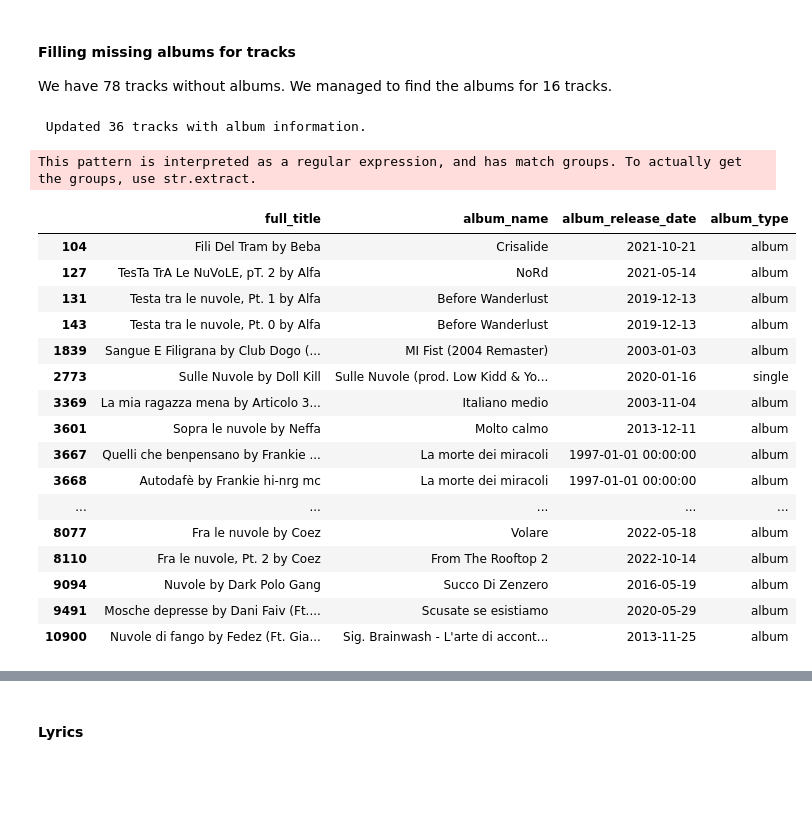
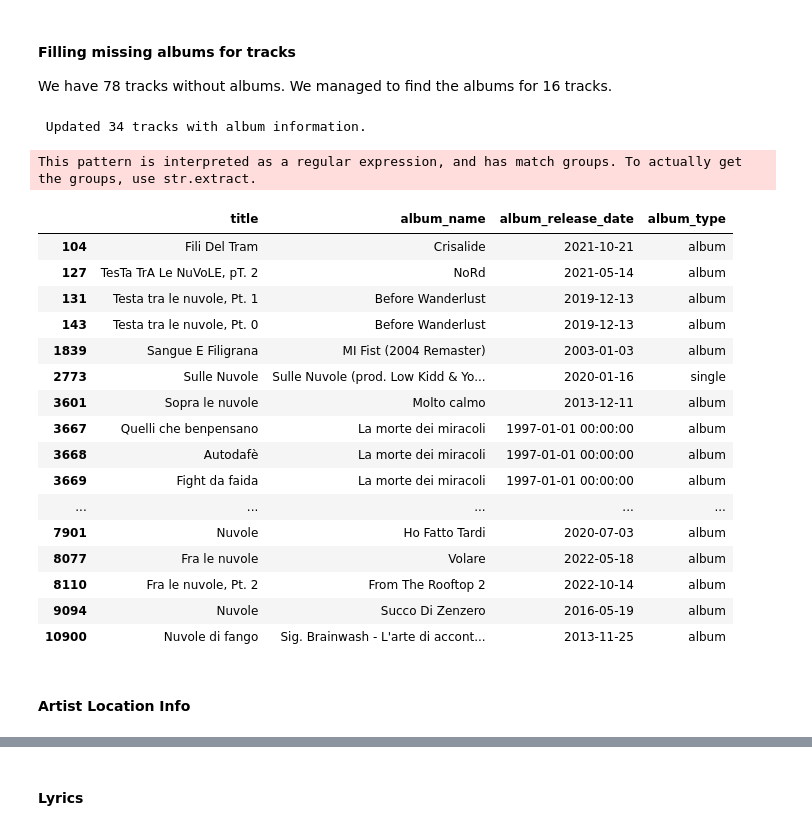
Before and after one commit to MichelaFaella/data_mining_project, a Jupyter notebook: data_cleaning_and_preparation_2.ipynb, the cells around one changed output, grey strips where cells are left out. Drawn from its saved outputs; the diff is of its cells as text; code cells hidden in the pictures; blank space fills up the shorter version.

```diff
--- a/data_cleaning_and_preparation_2.ipynb
+++ b/data_cleaning_and_preparation_2.ipynb
@@ -172 +159,4 @@ df.drop(columns=['album_image'], inplace=True)
+# %%
+# Remove primary_artist column from the dataset
+df = df.drop(columns=['primary_artist'])
 # %% [markdown]
@@ -175,2 +165,2 @@ We are going to take only full_title,
 # %%
-df.drop(columns=['title'], inplace=True)
+df.drop(columns=['full_title'], inplace=True)
@@ -224,0 +229,2 @@ df.drop(columns=['active_end'], inplace=True)
+# %%
+df.drop(columns=['stats_pageviews'], inplace=True)
@@ -225,3 +233,5 @@ df.drop(columns=['active_end'], inplace=True)
+# %%
+df.drop(columns=['featured_artists'], inplace=True)
 # %% [markdown]
 #### Popularity
 # %%
@@ -553,51 +562,53 @@ album_updates = {
         "album_name": "La morte dei miracoli",
         "album_release_date": "1997-01-01",
         "album_type": "album"
     },
     "Il beat come anestetico": {
         "album_name": "La morte dei miracoli",
         "album_release_date": "1997-01-01",
         "album_type": "album"
     },
 }
 
 # --- 2. Define a helper function to safely update missing info ---
 def update_album_info(row):
     for track, info in album_updates.items():
-        if track.lower() in str(row['full_title']).lower():  # partial match, case-insensitive
+        if track.lower() in str(row['title']).lower():  # partial match, case-insensitive
             if pd.isna(row['album_name']):
                 row['album_name'] = info['album_name']
             if pd.isna(row['album_release_date']):
                 row['album_release_date'] = pd.to_datetime(info['album_release_date'])
             if pd.isna(row['album_type']):
                 row['album_type'] = info['album_type']
             break
     return row
 
 # --- 3. Apply to the dataset ---
 df = df.apply(update_album_info, axis=1)
 
 # --- 4. Verify the updates ---
-updated = df[df['full_title'].str.contains('|'.join(album_updates.keys()), case=False, na=False)]
+updated = df[df['title'].str.contains('|'.join(album_updates.keys()), case=False, na=False)]
 print(f" Updated {len(updated)} tracks with album information.")
-display(updated[['full_title', 'album_name', 'album_release_date', 'album_type']])
+display(updated[['title', 'album_name', 'album_release_date', 'album_type']])
 # %% [output]
- Updated 36 tracks with album information.
+ Updated 34 tracks with album information.
 This pattern is interpreted as a regular expression, and has match groups. To actually get the groups, use str.extract.
-|  | full_title | album_name | album_release_date | album_type |
-| 104 | Fili Del Tram by Beba | Crisalide | 2021-10-21 | album |
-| 127 | TesTa TrA Le NuVoLE, pT. 2 by Alfa | NoRd | 2021-05-14 | album |
-| 131 | Testa tra le nuvole, Pt. 1 by Alfa | Before Wanderlust | 2019-12-13 | album |
-| 143 | Testa tra le nuvole, Pt. 0 by Alfa | Before Wanderlust | 2019-12-13 | album |
-| 1839 | Sangue E Filigrana by Club Dogo (... | MI Fist (2004 Remaster) | 2003-01-03 | album |
-| 2773 | Sulle Nuvole by Doll Kill | Sulle Nuvole (prod. Low Kidd & Yo... | 2020-01-16 | single |
-| 3369 | La mia ragazza mena by Articolo 3... | Italiano medio | 2003-11-04 | album |
-| 3601 | Sopra le nuvole by Neffa | Molto calmo | 2013-12-11 | album |
-| 3667 | Quelli che benpensano by Frankie ... | La morte dei miracoli | 1997-01-01 00:00:00 | album |
-| 3668 | Autodafè by Frankie hi-nrg mc | La morte dei miracoli | 1997-01-01 00:00:00 | album |
+|  | title | album_name | album_release_date | album_type |
+| 104 | Fili Del Tram | Crisalide | 2021-10-21 | album |
+| 127 | TesTa TrA Le NuVoLE, pT. 2 | NoRd | 2021-05-14 | album |
+| 131 | Testa tra le nuvole, Pt. 1 | Before Wanderlust | 2019-12-13 | album |
+| 143 | Testa tra le nuvole, Pt. 0 | Before Wanderlust | 2019-12-13 | album |
+| 1839 | Sangue E Filigrana | MI Fist (2004 Remaster) | 2003-01-03 | album |
+| 2773 | Sulle Nuvole | Sulle Nuvole (prod. Low Kidd & Yo... | 2020-01-16 | single |
+| 3601 | Sopra le nuvole | Molto calmo | 2013-12-11 | album |
+| 3667 | Quelli che benpensano | La morte dei miracoli | 1997-01-01 00:00:00 | album |
+| 3668 | Autodafè | La morte dei miracoli | 1997-01-01 00:00:00 | album |
+| 3669 | Fight da faida | La morte dei miracoli | 1997-01-01 00:00:00 | album |
 | ... | ... | ... | ... | ... |
-| 8077 | Fra le nuvole by Coez | Volare | 2022-05-18 | album |
-| 8110 | Fra le nuvole, Pt. 2 by Coez | From The Rooftop 2 | 2022-10-14 | album |
-| 9094 | Nuvole by Dark Polo Gang | Succo Di Zenzero | 2016-05-19 | album |
-| 9491 | Mosche depresse by Dani Faiv (Ft.... | Scusate se esistiamo | 2020-05-29 | album |
-| 10900 | Nuvole di fango by Fedez (Ft. Gia... | Sig. Brainwash - L'arte di accont... | 2013-11-25 | album |
+| 7901 | Nuvole | Ho Fatto Tardi | 2020-07-03 | album |
+| 8077 | Fra le nuvole | Volare | 2022-05-18 | album |
+| 8110 | Fra le nuvole, Pt. 2 | From The Rooftop 2 | 2022-10-14 | album |
+| 9094 | Nuvole | Succo Di Zenzero | 2016-05-19 | album |
+| 10900 | Nuvole di fango | Sig. Brainwash - L'arte di accont... | 2013-11-25 | album |
+# %% [markdown]
+#### Artist Location Info
```
Also changed, not shown: parts of 46 cells of this notebook, 5 other files.
